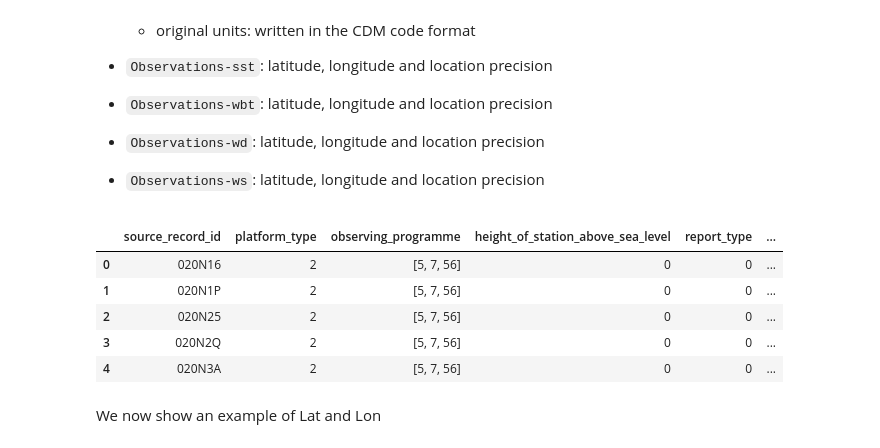
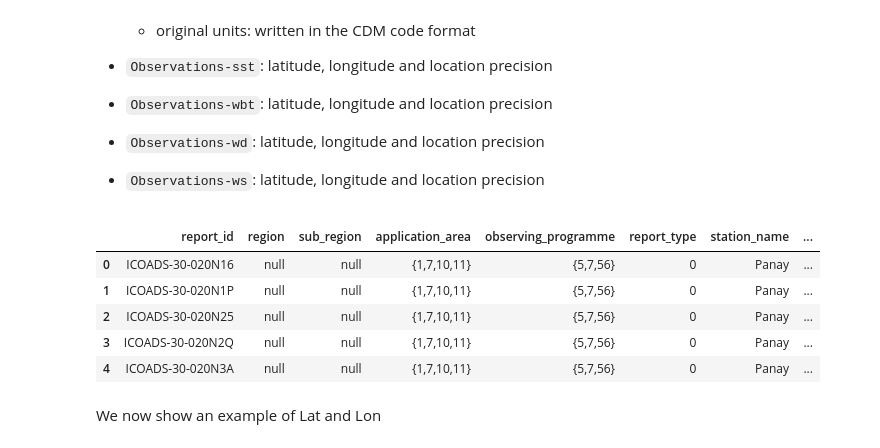
Before and after one commit to glamod/cdm_reader_mapper, a Jupyter notebook: docs/example_notebooks/CDM_mapper_example_deck704.ipynb, the cells around one changed output. Cells and saved outputs as stored; diff of their text form; code cells hidden in the pictures.

```diff
--- a/docs/example_notebooks/CDM_mapper_example_deck704.ipynb
+++ b/docs/example_notebooks/CDM_mapper_example_deck704.ipynb
@@ -30,8 +30,7 @@ In this notebook we load the icoads r3.0.0 deck 704 test file to use as an examp
 # %%
 schema = "icoads_r300_d704"
 
-data_file_path = data.test_data.test_icoads_r300_d704[
-    "source"
-]  # Load the example file from the cdm_reader_mapper test data
-data_raw = mdf_reader.read(data_file_path, imodel=schema)
+data_file_path = test_data.test_icoads_r300_d704["source"]  # Load the example file from the cdm_reader_mapper test data
+data_bundle = read_mdf(data_file_path, imodel=schema)
+data_raw = data_bundle.data
 # %% [output]
@@ -141,0 +125,2 @@ cdm_dict = cdm.map_model(
+# %%
+cdm_tables = data_bundle.map_model().tables
@@ -165,15 +159,15 @@ We were looking to write the following data
 - `Observations-wd`: latitude, longitude and location precision
 - `Observations-ws`: latitude, longitude and location precision
 # %%
-data = cdm_dict["header"]["data"]
+data = cdm_tables["header"]
 data.head()
 # %% [output]
-|  | source_record_id | platform_type | observing_programme | height_of_station_above_sea_level | report_type | ... |
-| 0 | 020N16 | 2 | [5, 7, 56] | 0 | 0 | ... |
-| 1 | 020N1P | 2 | [5, 7, 56] | 0 | 0 | ... |
-| 2 | 020N25 | 2 | [5, 7, 56] | 0 | 0 | ... |
-| 3 | 020N2Q | 2 | [5, 7, 56] | 0 | 0 | ... |
-| 4 | 020N3A | 2 | [5, 7, 56] | 0 | 0 | ... |
+|  | report_id | region | sub_region | application_area | observing_programme | report_type | station_name | ... |
+| 0 | ICOADS-30-020N16 | null | null | {1,7,10,11} | {5,7,56} | 0 | Panay | ... |
+| 1 | ICOADS-30-020N1P | null | null | {1,7,10,11} | {5,7,56} | 0 | Panay | ... |
+| 2 | ICOADS-30-020N25 | null | null | {1,7,10,11} | {5,7,56} | 0 | Panay | ... |
+| 3 | ICOADS-30-020N2Q | null | null | {1,7,10,11} | {5,7,56} | 0 | Panay | ... |
+| 4 | ICOADS-30-020N3A | null | null | {1,7,10,11} | {5,7,56} | 0 | Panay | ... |
 # %% [markdown]
 We now show an example of Lat and Lon
 # %%
```
Also changed, not shown: parts of 16 cells of this notebook, 2 other files.
